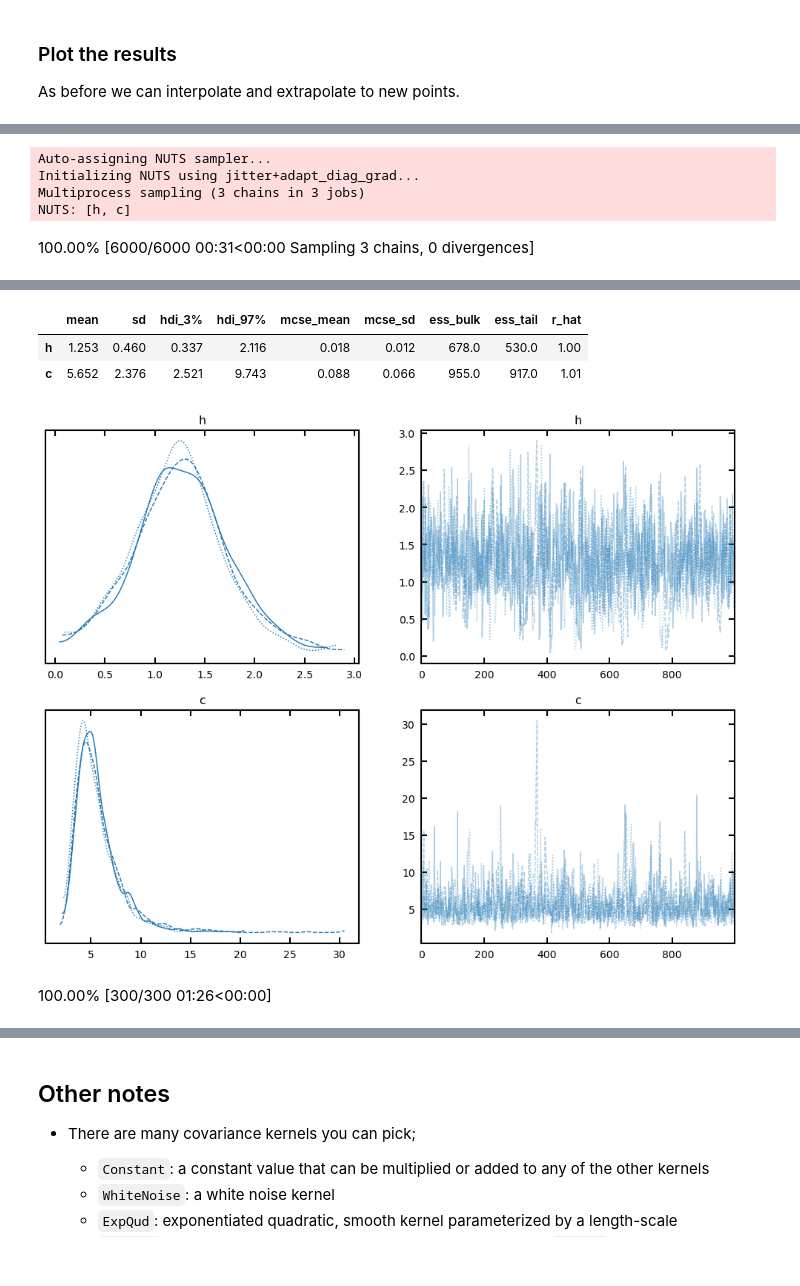
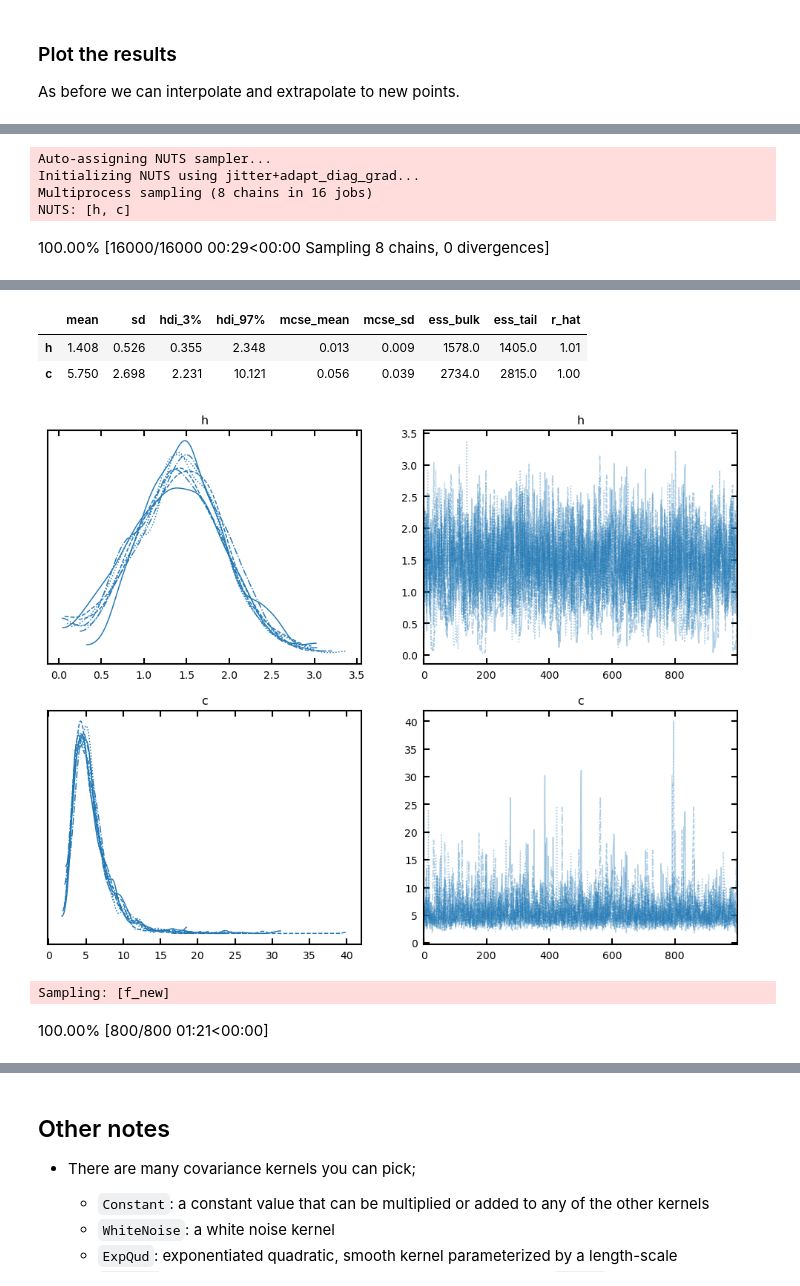
Before and after one commit to CKrawczyk/jupyter_data_languages, a Jupyter notebook: Gaussian_process_regression_pymc.ipynb, the cells around one changed output, grey strips where cells are left out. Saved outputs shown, nothing was run; the diff lists cells and outputs as text; code cells hidden in the pictures.

Commit message:
Update pymc notebooks for sciama
Up the number of chains and cores.

```diff
--- a/Gaussian_process_regression_pymc.ipynb
+++ b/Gaussian_process_regression_pymc.ipynb
@@ -72,7 +74,7 @@ with pm.Model() as model:
     noise = pm.HalfCauchy("noise", beta=0.1)
 
     # define the likelihood
-    y_fit = gp.marginal_likelihood("y", X=X, y=y1, noise=noise)
+    y_fit = gp.marginal_likelihood("y", X=X, y=y1, sigma=noise)
 
 display(model)
 display(pm.model_to_graphviz(model))
@@ -329,8 +332,8 @@ with model_noise:
     trace_noise = pm.sample(
         tune=1000,
         draws=1000,
-        chains=3,
-        cores=3,
+        chains=8,
+        cores=16,
         init="jitter+adapt_diag_grad",
         nuts={"target_accept": 0.99},
         return_inferencedata=True
@@ -341,6 +344,6 @@ pm.plot_trace(trace_noise, figsize=(12, 9));
 # %% [output]
 Auto-assigning NUTS sampler...
 Initializing NUTS using jitter+adapt_diag_grad...
-Multiprocess sampling (3 chains in 3 jobs)
+Multiprocess sampling (8 chains in 16 jobs)
 NUTS: [h, c]
-100.00% [6000/6000 00:31<00:00 Sampling 3 chains, 0 divergences]
+100.00% [16000/16000 00:29<00:00 Sampling 8 chains, 0 divergences]
@@ -348,7 +351,7 @@ Sampling 3 chains for 1_000 tune and 1_000 draw iterations (3_000 + 3_000 draws
 |  | mean | sd | hdi_3% | hdi_97% | mcse_mean | mcse_sd | ess_bulk | ess_tail | r_hat |
-| h | 1.253 | 0.460 | 0.337 | 2.116 | 0.018 | 0.012 | 678.0 | 530.0 | 1.00 |
-| c | 5.652 | 2.376 | 2.521 | 9.743 | 0.088 | 0.066 | 955.0 | 917.0 | 1.01 |
+| h | 1.408 | 0.526 | 0.355 | 2.348 | 0.013 | 0.009 | 1578.0 | 1405.0 | 1.01 |
+| c | 5.750 | 2.698 | 2.231 | 10.121 | 0.056 | 0.039 | 2734.0 | 2815.0 | 1.00 |
-[figure, old version]
+[figure, new version]
 # %%
 # keep 1 in 10 from the trace
 thin_trace_noise = trace_noise.sel(draw=slice(None, None, 10))
@@ -357,7 +360,8 @@ with model_noise:
     f_new = gp_noise.conditional('f_new', Xnew=X_new[:, None])
     ppc_noise = pm.sample_posterior_predictive(thin_trace_noise, var_names=['f_new'])
 # %% [output]
+Sampling: [f_new]
-100.00% [300/300 01:26<00:00]
+100.00% [800/800 01:21<00:00]
 # %%
 plt.figure(5, figsize=(10, 8))
 ax = plt.gca()
```
Also changed, not shown: parts of 9 cells of this notebook, 1 other file.
